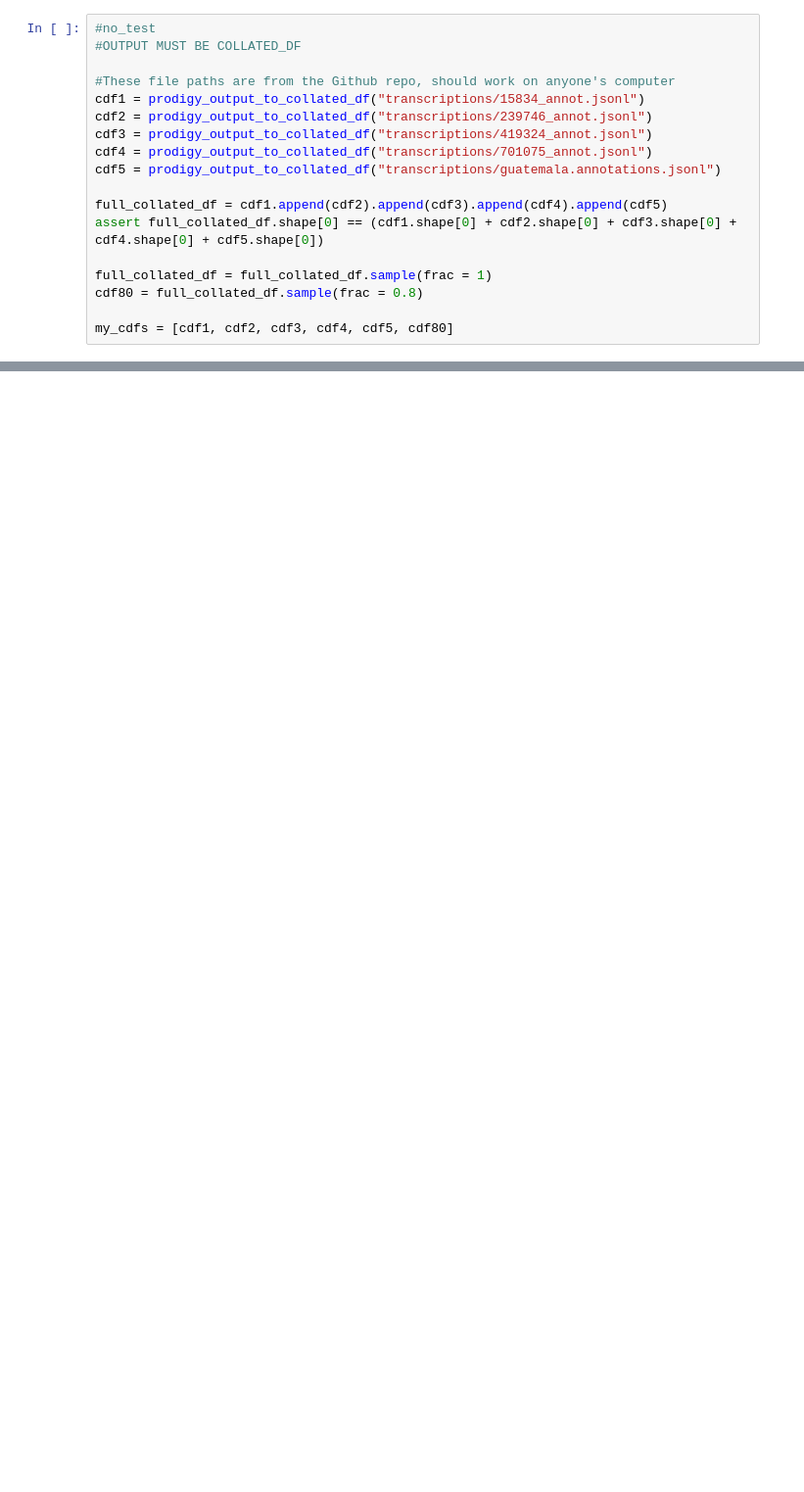
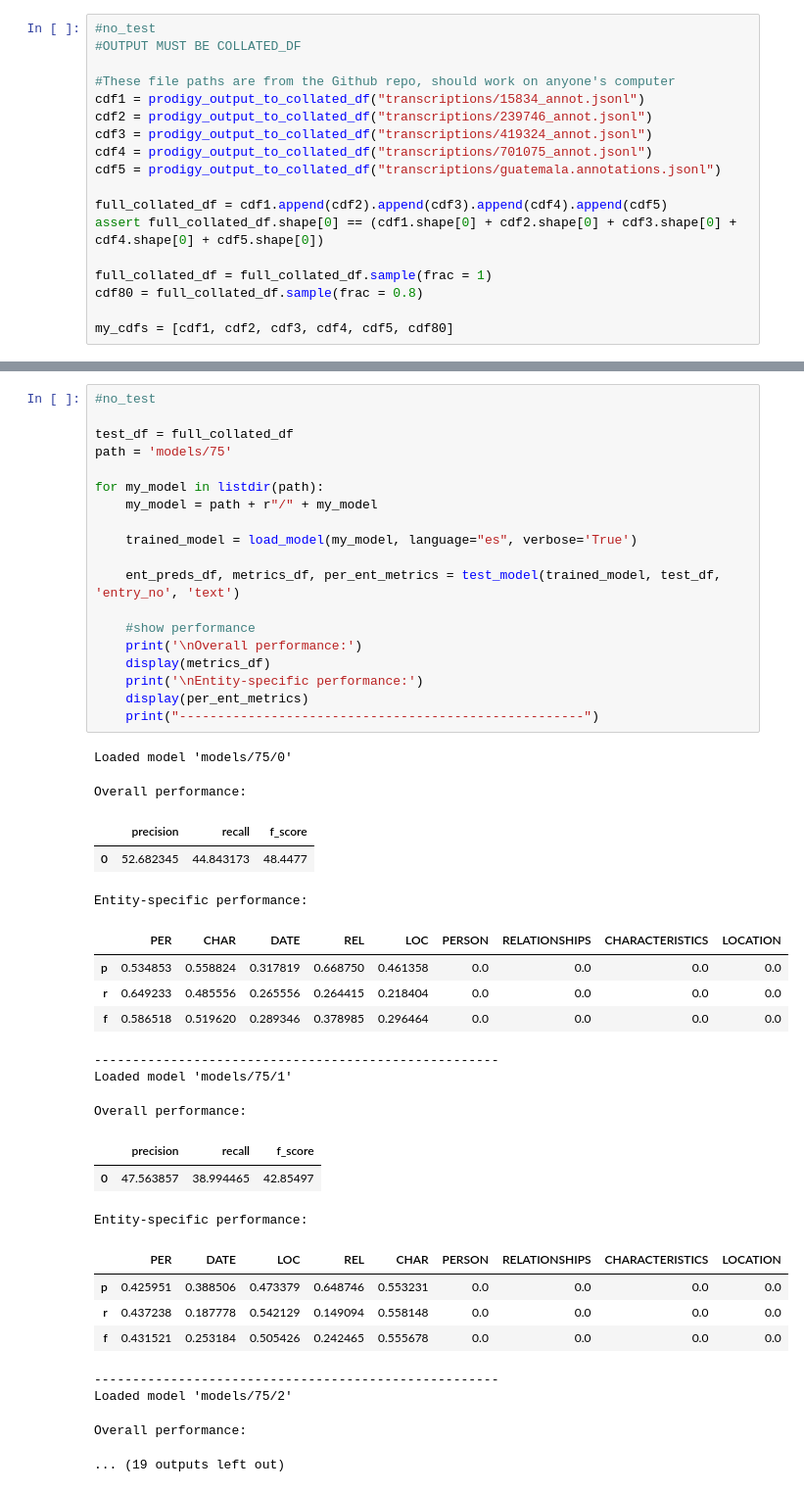
Before and after one commit to slavesocieties/ssda-nlp, a Jupyter notebook: 75-meta-model.ipynb, the cells around one changed output, grey strips where cells are left out. Shown at 98% size. Cells and saved outputs as stored; diff of their text form; blank space fills up the shorter version.

Commit message:
Preliminary meta model identification

```diff
--- a/75-meta-model.ipynb
+++ b/75-meta-model.ipynb
@@ -275,0 +99,43 @@ save_model(nlp2, save_dir)
+# %%
+#no_test
+
+test_df = full_collated_df
+path = 'models/75'
+
+for my_model in listdir(path):
+    my_model = path + r"/" + my_model
+
+    trained_model = load_model(my_model, language="es", verbose='True')
+
+    ent_preds_df, metrics_df, per_ent_metrics = test_model(trained_model, test_df, 'entry_no', 'text')
+
+    #show performance
+    print('\nOverall performance:')
+    display(metrics_df)
+    print('\nEntity-specific performance:')
+    display(per_ent_metrics)
+    print("-----------------------------------------------------")
+# %% [output]
+Loaded model 'models/75/0'
+Overall performance:
+|  | precision | recall | f_score |
+| 0 | 52.682345 | 44.843173 | 48.4477 |
+Entity-specific performance:
+|  | PER | CHAR | DATE | REL | LOC | PERSON | RELATIONSHIPS | CHARACTERISTICS | LOCATION |
+| p | 0.534853 | 0.558824 | 0.317819 | 0.668750 | 0.461358 | 0.0 | 0.0 | 0.0 | 0.0 |
+| r | 0.649233 | 0.485556 | 0.265556 | 0.264415 | 0.218404 | 0.0 | 0.0 | 0.0 | 0.0 |
+| f | 0.586518 | 0.519620 | 0.289346 | 0.378985 | 0.296464 | 0.0 | 0.0 | 0.0 | 0.0 |
+-----------------------------------------------------
+Loaded model 'models/75/1'
+Overall performance:
+|  | precision | recall | f_score |
+| 0 | 47.563857 | 38.994465 | 42.85497 |
+Entity-specific performance:
+|  | PER | DATE | LOC | REL | CHAR | PERSON | RELATIONSHIPS | CHARACTERISTICS | LOCATION |
+| p | 0.425951 | 0.388506 | 0.473379 | 0.648746 | 0.553231 | 0.0 | 0.0 | 0.0 | 0.0 |
+| r | 0.437238 | 0.187778 | 0.542129 | 0.149094 | 0.558148 | 0.0 | 0.0 | 0.0 | 0.0 |
+| f | 0.431521 | 0.253184 | 0.505426 | 0.242465 | 0.555678 | 0.0 | 0.0 | 0.0 | 0.0 |
+-----------------------------------------------------
+Loaded model 'models/75/2'
+Overall performance:
+... (19 outputs left out)
```
Also changed, not shown: parts of 14 cells of this notebook, 27 other files.
